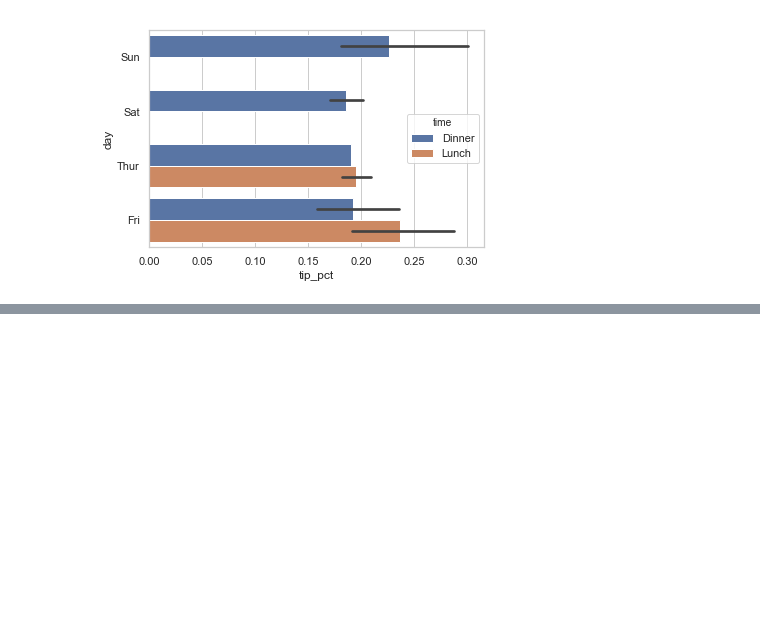
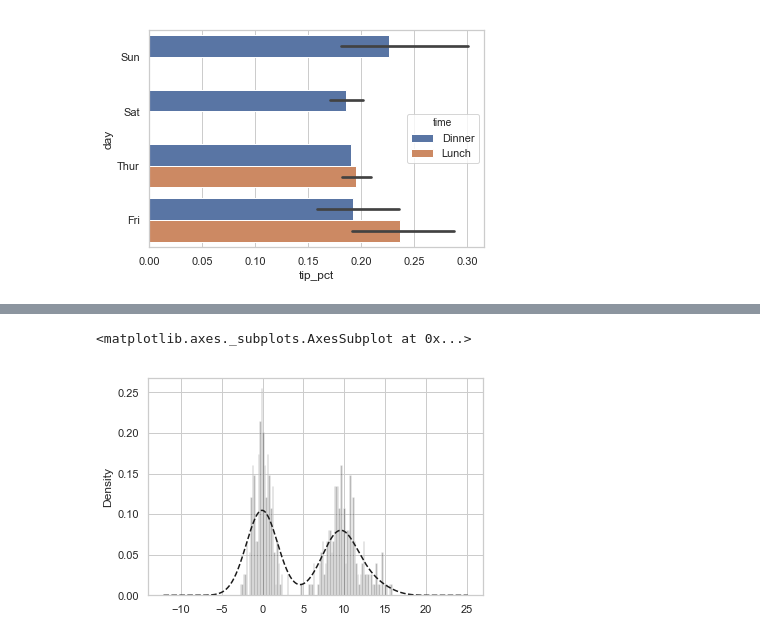
Before and after one commit to xuyagang/pycon, a Jupyter notebook: DA/Exercise/第八章 绘图和可视化.ipynb, the cells around one changed output, grey strips where cells are left out. Drawn from its saved outputs; the diff is of its cells as text; code cells hidden in the pictures; blank space fills up the shorter version.

```diff
--- a/DA/Exercise/第八章 绘图和可视化.ipynb
+++ b/DA/Exercise/第八章 绘图和可视化.ipynb
@@ -336,0 +374,13 @@ sns.barplot(x='tip_pct', y='day', hue='time', data=tips, orient='h')
+# %%
+# (Gaussian) distribution
+# 参数1 Mean ("centre") of the distribution.
+# 参数2 Standard deviation (spread or "width") of the distribution.
+comp1 = np.random.normal(0,1,size=200)
+comp2 = np.random.normal(10,2,size=200)
+
+values = pd.Series(np.concatenate([comp1,comp2]))
+values.hist(bins=100,alpha=0.3,color='k',normed=True)
+values.plot(kind='kde',style='k--')
+# %% [output]
+<matplotlib.axes._subplots.AxesSubplot at 0x...>
+[figure, added]
```
Also changed, not shown: parts of 5 cells of this notebook, 4 other files.
